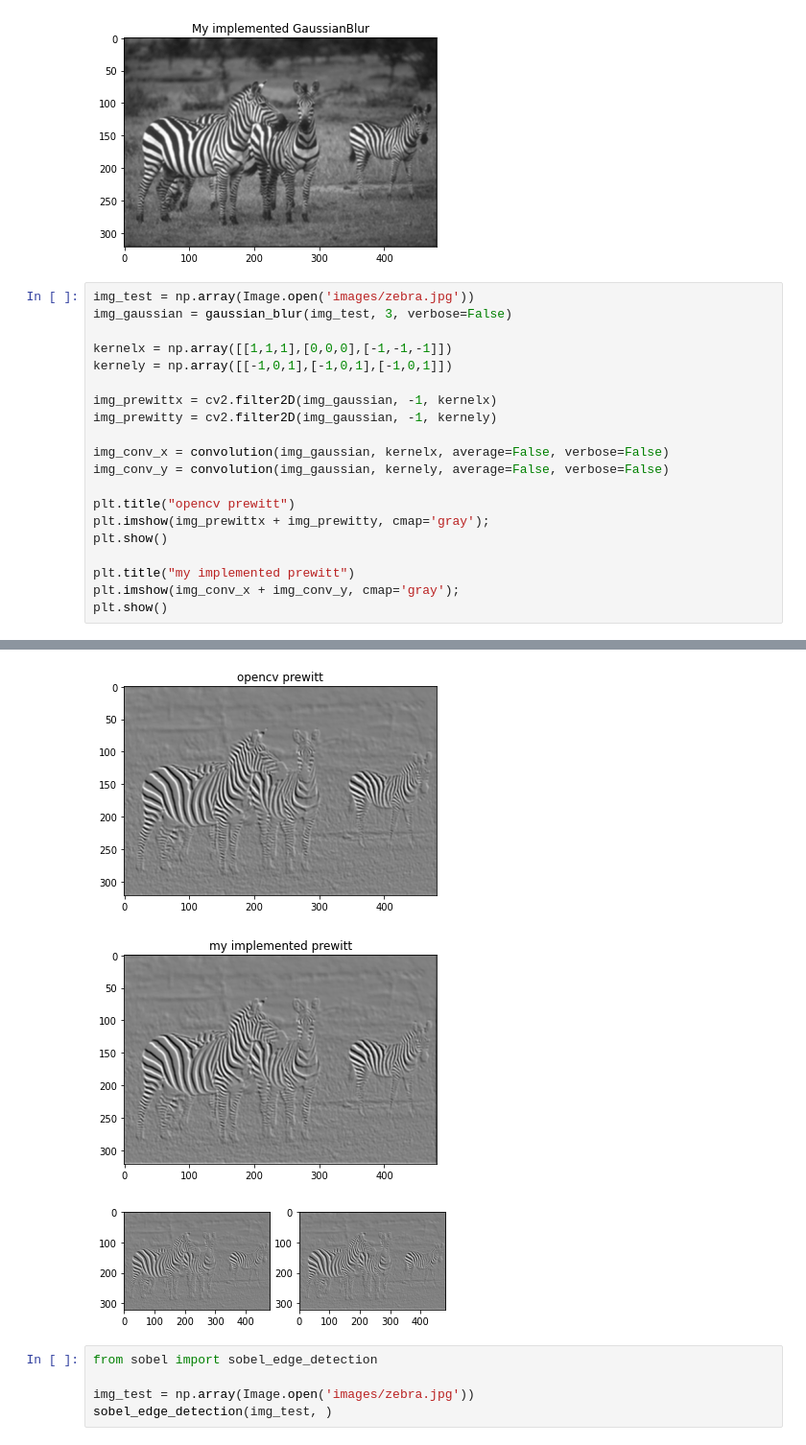
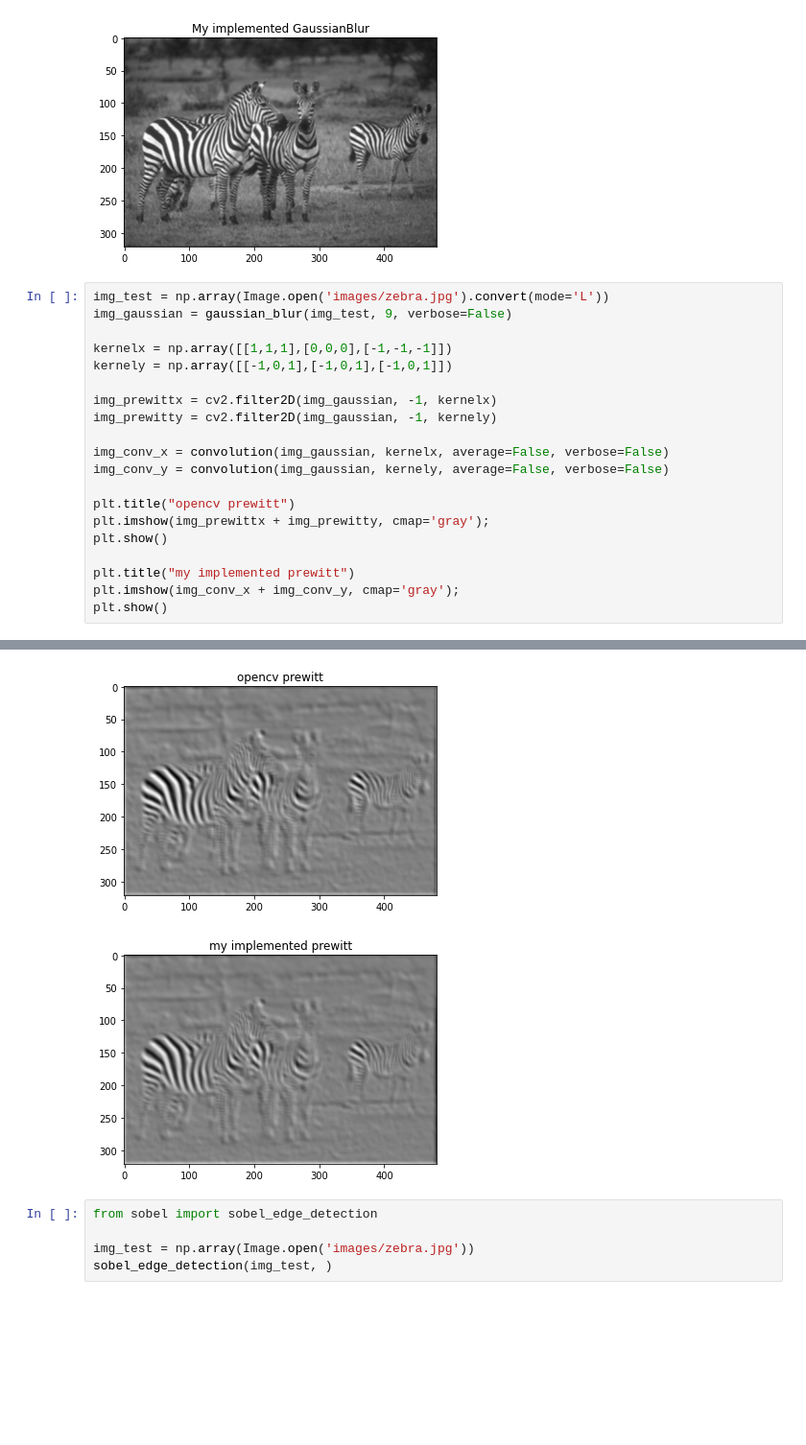
Before and after one commit to Dadajon/coursework, a Jupyter notebook: fall-2020/advanced-image-processing/assignment2/playground.ipynb, the cells around one changed output, grey strips where cells are left out. Shown at 96% size. Saved outputs shown, nothing was run; the diff lists cells and outputs as text; blank space fills up the shorter version.

```diff
--- a/fall-2020/advanced-image-processing/assignment2/playground.ipynb
+++ b/fall-2020/advanced-image-processing/assignment2/playground.ipynb
@@ -222,8 +220,8 @@ Output Image size : (321, 481)
 [figure]
 [figure]
 # %%
-img_test = np.array(Image.open('images/zebra.jpg'))
-img_gaussian = gaussian_blur(img_test, 3, verbose=False)
+img_test = np.array(Image.open('images/zebra.jpg').convert(mode='L'))
+img_gaussian = gaussian_blur(img_test, 9, verbose=False)
 
 kernelx = np.array([[1,1,1],[0,0,0],[-1,-1,-1]])
 kernely = np.array([[-1,0,1],[-1,0,1],[-1,0,1]])
@@ -247,13 +245,12 @@ Kernel Shape : (3, 3)
 Output Image size : (321, 481)
 Image Shape : (321, 481)
 Kernel Shape : (3, 3)
 Output Image size : (321, 481)
 Image Shape : (321, 481)
 Kernel Shape : (3, 3)
 Output Image size : (321, 481)
-[figure, old version]
+[figure, new version]
-[figure, old version]
+[figure, new version]
-[figure, removed]
 # %%
 from sobel import sobel_edge_detection
 
```
Also changed, not shown: parts of 11 cells of this notebook.
